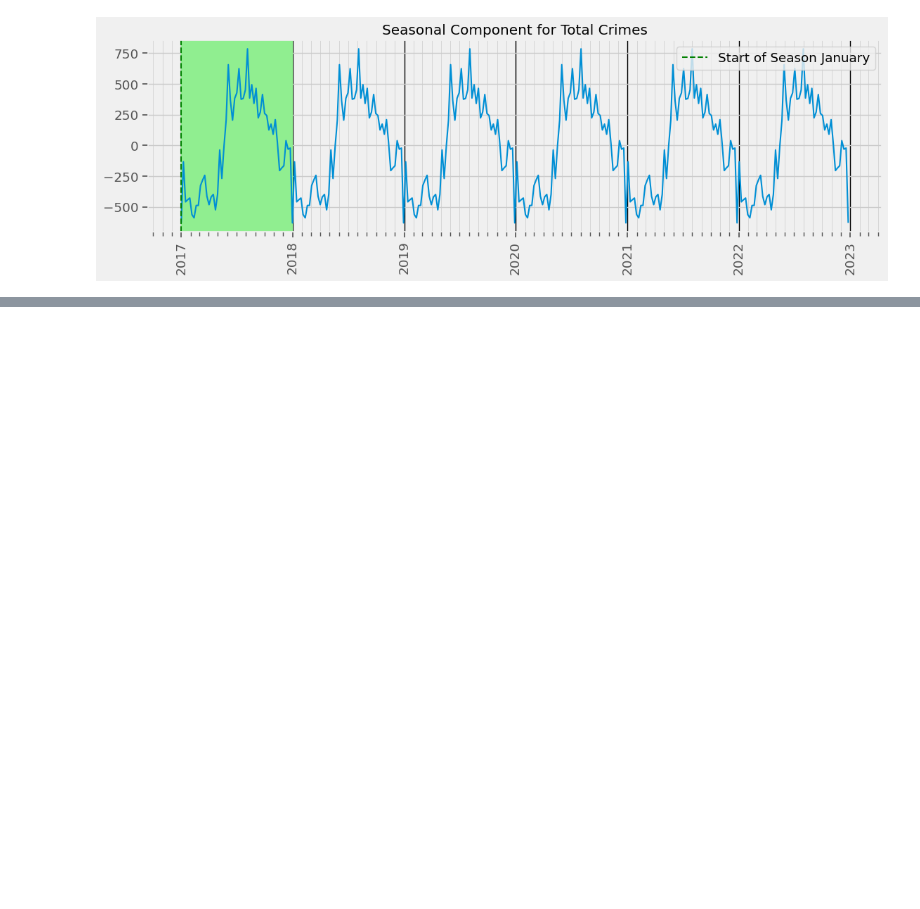
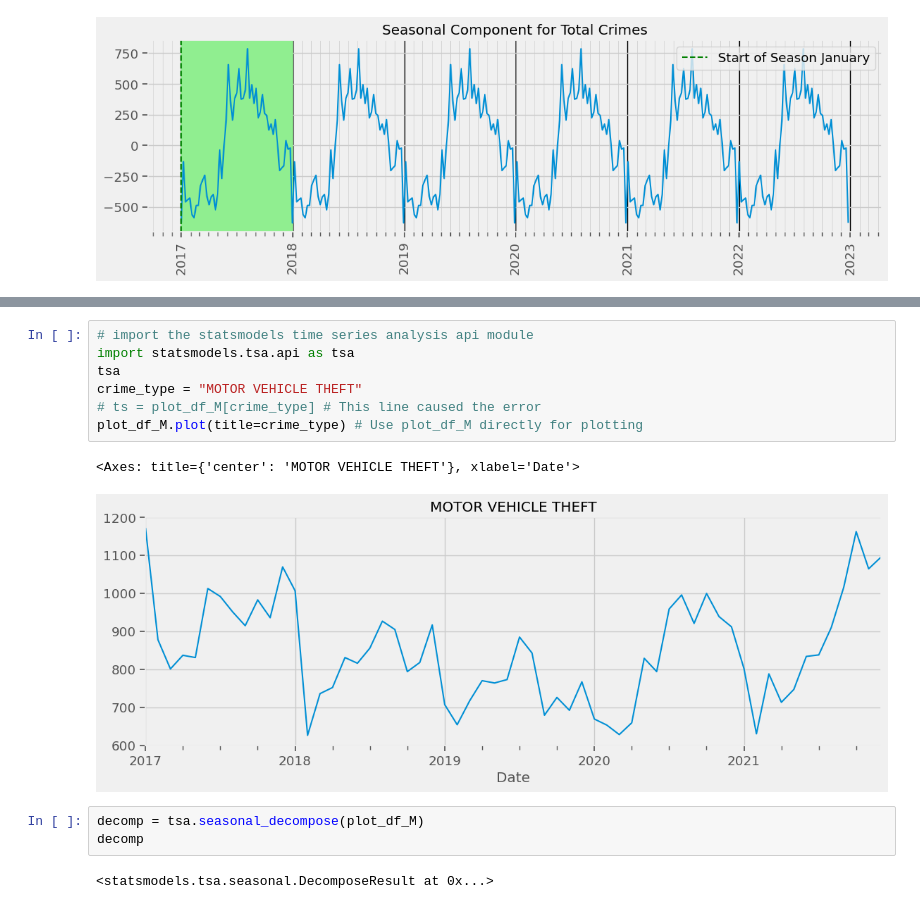
Before and after one commit to Khalil-Salama/Chicago-crime-data, a Jupyter notebook: Chicago_crime_data.ipynb, the cells around one changed output, grey strips where cells are left out. Saved outputs shown, nothing was run; the diff lists cells and outputs as text; blank space fills up the shorter version.

```diff
--- a/Chicago_crime_data.ipynb
+++ b/Chicago_crime_data.ipynb
@@ -981,0 +1018,15 @@ ax.legend();
+# %%
+# import the statsmodels time series analysis api module
+import statsmodels.tsa.api as tsa
+tsa
+crime_type = "MOTOR VEHICLE THEFT"
+# ts = plot_df_M[crime_type] # This line caused the error
+plot_df_M.plot(title=crime_type) # Use plot_df_M directly for plotting
+# %% [output]
+<Axes: title={'center': 'MOTOR VEHICLE THEFT'}, xlabel='Date'>
+[figure, added]
+# %%
+decomp = tsa.seasonal_decompose(plot_df_M)
+decomp
+# %% [output]
+<statsmodels.tsa.seasonal.DecomposeResult at 0x...>
```
Also changed, not shown: parts of 24 cells of this notebook.
